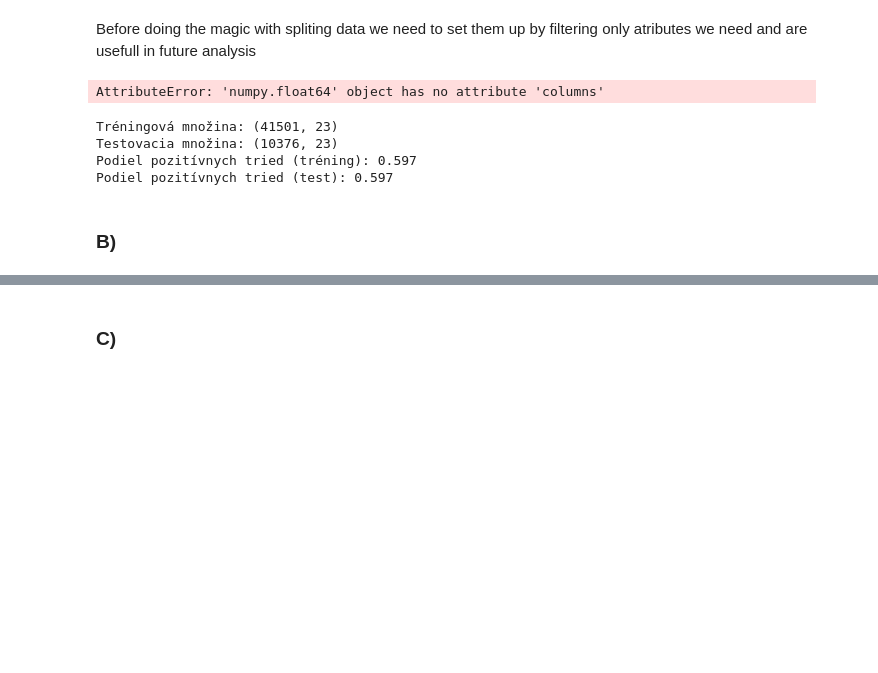
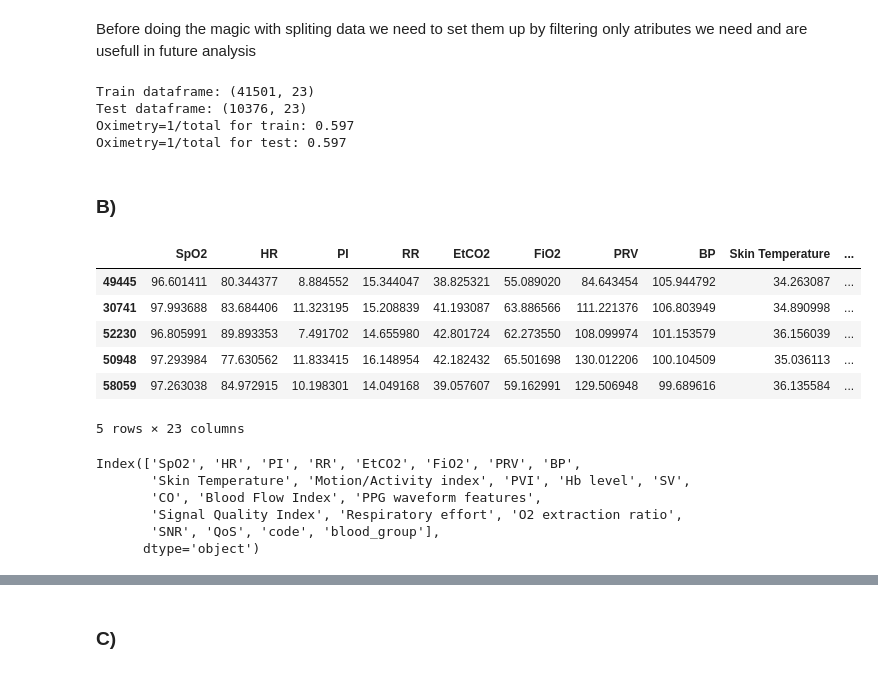
Before and after one commit to xKazimir/IAU_Project, a Jupyter notebook: Project_IAU.ipynb, the cells around one changed output, grey strips where cells are left out. Drawn from its saved outputs; the diff is of its cells as text; code cells hidden in the pictures; blank space fills up the shorter version.

```diff
--- a/Project_IAU.ipynb
+++ b/Project_IAU.ipynb
@@ -1331,8 +1332,8 @@ n0, n1 = len(y0), len(y1)
 
 # CI
 se = np.sqrt(s0**2/n0 + s1**2/n1)
-df = (s0**2/n0 + s1**2/n1)**2 / ((s0**4)/((n0**2)*(n0-1)) + (s1**4)/((n1**2)*(n1-1)))
-ci = stats.t.interval(0.95, df, loc=(m1 - m0), scale=se)
+df_temp = (s0**2/n0 + s1**2/n1)**2 / ((s0**4)/((n0**2)*(n0-1)) + (s1**4)/((n1**2)*(n1-1)))
+ci = stats.t.interval(0.95, df_temp, loc=(m1 - m0), scale=se)
 print(f"95% CI for delta means: {ci[0]:.3f} to {ci[1]:.3f}")
 #very little difference -> strong statistical power
 # %% [output]
@@ -1359,8 +1360,8 @@ n0, n1 = len(y0), len(y1)
 
 # CI
 se = np.sqrt(s0**2/n0 + s1**2/n1)
-df = (s0**2/n0 + s1**2/n1)**2 / ((s0**4)/((n0**2)*(n0-1)) + (s1**4)/((n1**2)*(n1-1)))
-ci = stats.t.interval(0.95, df, loc=(m1 - m0), scale=se)
+df_temp = (s0**2/n0 + s1**2/n1)**2 / ((s0**4)/((n0**2)*(n0-1)) + (s1**4)/((n1**2)*(n1-1)))
+ci = stats.t.interval(0.95, df_temp, loc=(m1 - m0), scale=se)
 print(f"95% CI for delta means: {ci[0]:.3f} to {ci[1]:.3f}")
 #same result as with SPO2
 # %% [output]
@@ -1391,8 +1392,6 @@ drop_cols = [c for c in ['user_id','station_ID','latitude','longitude'] if c in
 df_2 = df_2.drop(columns=drop_cols)
 
 df_2 = df_2.drop_duplicates()
-# %% [output]
-AttributeError: 'numpy.float64' object has no attribute 'columns'
 # %%
 target = "oximetry"
 
@@ -1407,14 +1406,34 @@ X_train, X_test, y_train, y_test = train_test_split(
     stratify=y
 )
 
-print("Tréningová množina:", X_train.shape)
-print("Testovacia množina:", X_test.shape)
-print("Podiel pozitívnych tried (tréning):", y_train.mean().round(3))
-print("Podiel pozitívnych tried (test):", y_test.mean().round(3))
+print("Train dataframe:", X_train.shape)
+print("Test dataframe:", X_test.shape)
+print("Oximetry=1/total for train:", y_train.mean().round(3))
+print("Oximetry=1/total for test:", y_test.mean().round(3))
+#we can see the division of the original df into train and test subdatasets, we can also see the stratification focused on the oximetry attribute worked
 # %% [output]
-Tréningová množina: (41501, 23)
-Testovacia množina: (10376, 23)
-Podiel pozitívnych tried (tréning): 0.597
-Podiel pozitívnych tried (test): 0.597
+Train dataframe: (41501, 23)
+Test dataframe: (10376, 23)
+Oximetry=1/total for train: 0.597
+Oximetry=1/total for test: 0.597
 # %% [markdown]
 ### B)
+# %%
+X_test.head()
+# %% [output]
+|  | SpO2 | HR | PI | RR | EtCO2 | FiO2 | PRV | BP | Skin Temperature | ... |
+| 49445 | 96.601411 | 80.344377 | 8.884552 | 15.344047 | 38.825321 | 55.089020 | 84.643454 | 105.944792 | 34.263087 | ... |
+| 30741 | 97.993688 | 83.684406 | 11.323195 | 15.208839 | 41.193087 | 63.886566 | 111.221376 | 106.803949 | 34.890998 | ... |
+| 52230 | 96.805991 | 89.893353 | 7.491702 | 14.655980 | 42.801724 | 62.273550 | 108.099974 | 101.153579 | 36.156039 | ... |
+| 50948 | 97.293984 | 77.630562 | 11.833415 | 16.148954 | 42.182432 | 65.501698 | 130.012206 | 100.104509 | 35.036113 | ... |
+| 58059 | 97.263038 | 84.972915 | 10.198301 | 14.049168 | 39.057607 | 59.162991 | 129.506948 | 99.689616 | 36.135584 | ... |
+5 rows × 23 columns
+# %%
+X_train.columns
+# %% [output]
+Index(['SpO2', 'HR', 'PI', 'RR', 'EtCO2', 'FiO2', 'PRV', 'BP',
+       'Skin Temperature', 'Motion/Activity index', 'PVI', 'Hb level', 'SV',
+       'CO', 'Blood Flow Index', 'PPG waveform features',
+       'Signal Quality Index', 'Respiratory effort', 'O2 extraction ratio',
+       'SNR', 'QoS', 'code', 'blood_group'],
+      dtype='object')
```
Also changed, not shown: parts of 16 cells of this notebook.
